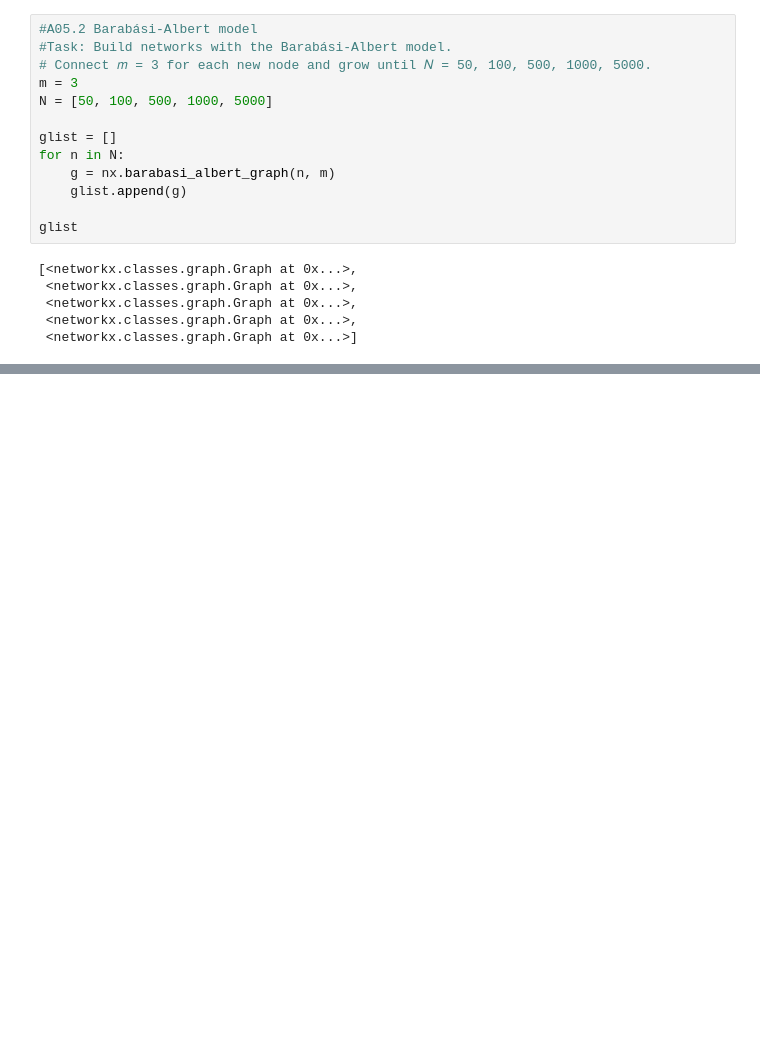
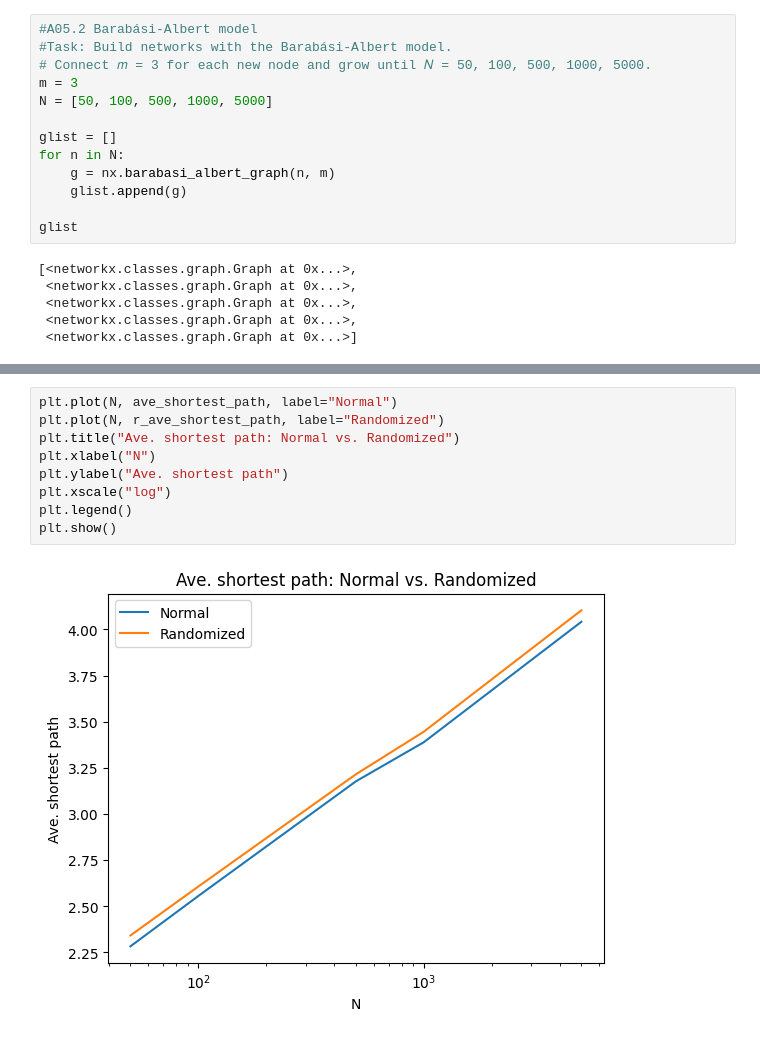
Before and after one commit to huyim/Netsci, a Jupyter notebook: Assi5/Hu_Yiming_EX5.ipynb, the cells around one changed output, grey strips where cells are left out. Drawn from its saved outputs; the diff is of its cells as text; blank space fills up the shorter version.

```diff
--- a/Assi5/Hu_Yiming_EX5.ipynb
+++ b/Assi5/Hu_Yiming_EX5.ipynb
@@ -133,0 +238,11 @@ glist
+# %%
+plt.plot(N, ave_shortest_path, label="Normal")
+plt.plot(N, r_ave_shortest_path, label="Randomized")
+plt.title("Ave. shortest path: Normal vs. Randomized")
+plt.xlabel("N")
+plt.ylabel("Ave. shortest path")
+plt.xscale("log")
+plt.legend()
+plt.show()
+# %% [output]
+[figure, added]
```
Also changed, not shown: parts of 16 cells of this notebook.
